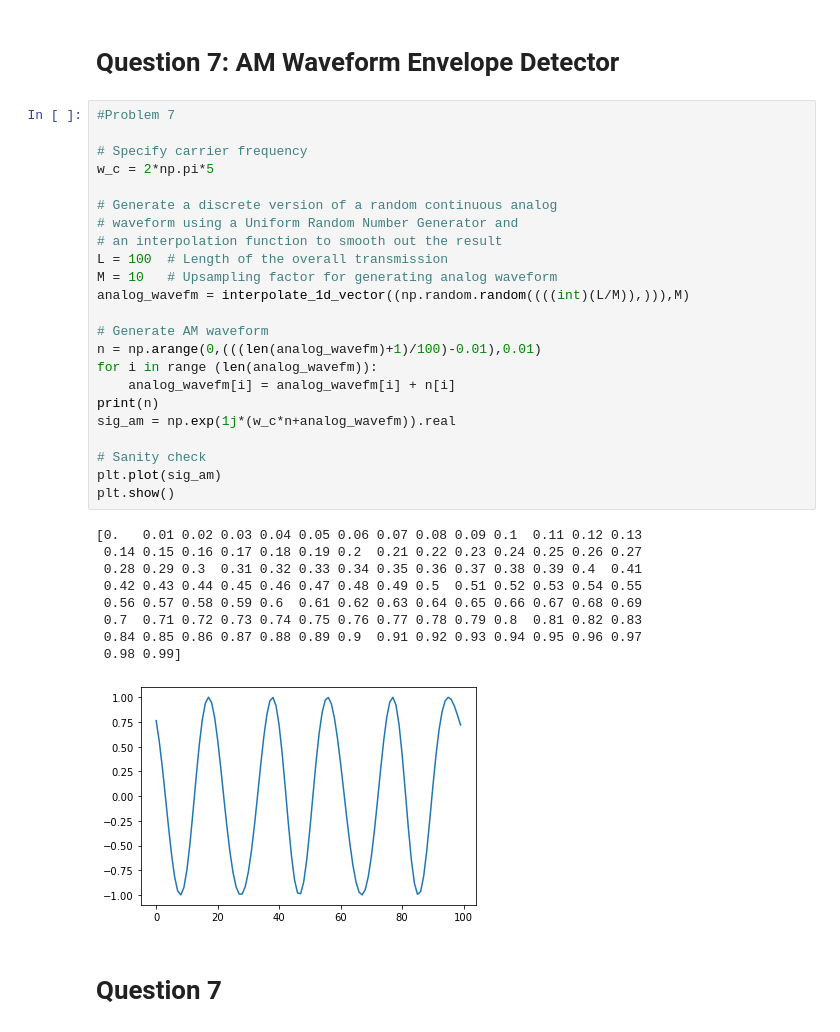
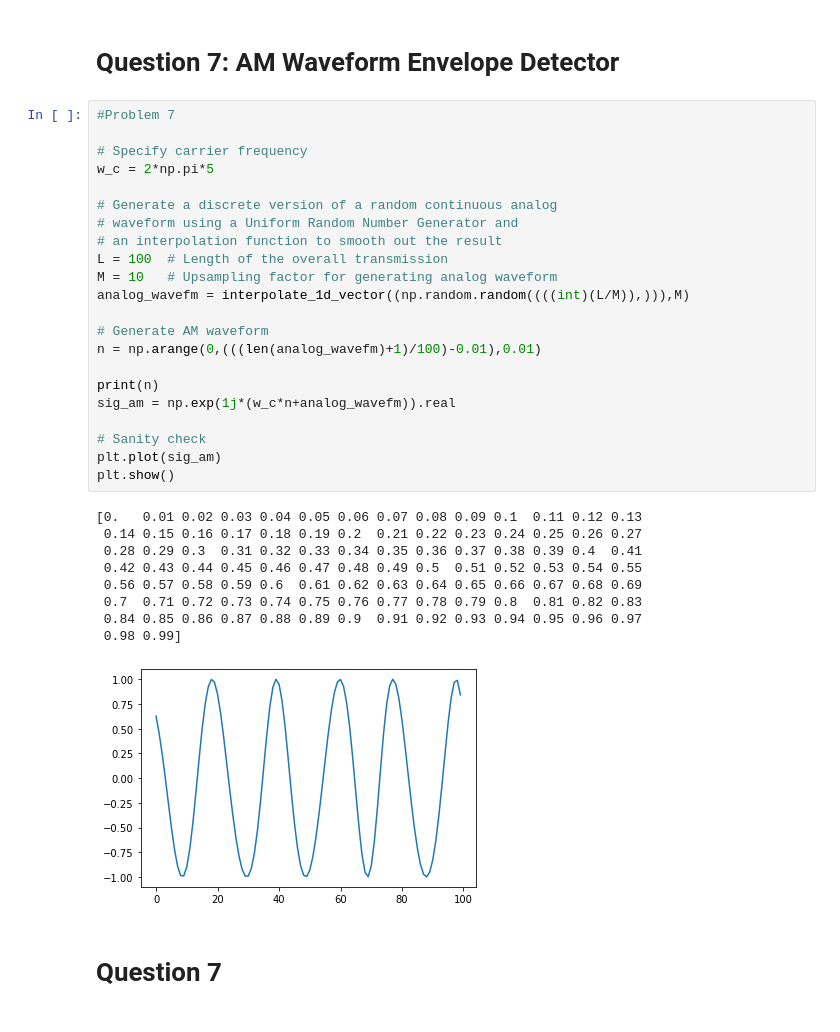
Before and after one commit to jetaehyun/ECE-3311-Projects, a Jupyter notebook: Project 3/ECE3311_Project_3.ipynb, the cells around one changed output. Saved outputs shown, nothing was run; the diff lists cells and outputs as text.

```diff
--- a/Project 3/ECE3311_Project_3.ipynb
+++ b/Project 3/ECE3311_Project_3.ipynb
@@ -204,36 +204,35 @@ def interpolate_1d_vector(vector, factor):
 # %%
 #Problem 7
 
 # Specify carrier frequency
 w_c = 2*np.pi*5
 
 # Generate a discrete version of a random continuous analog
 # waveform using a Uniform Random Number Generator and
 # an interpolation function to smooth out the result
 L = 100  # Length of the overall transmission
 M = 10   # Upsampling factor for generating analog waveform
 analog_wavefm = interpolate_1d_vector((np.random.random((((int)(L/M)),))),M)
 
 # Generate AM waveform
 n = np.arange(0,(((len(analog_wavefm)+1)/100)-0.01),0.01)
-for i in range (len(analog_wavefm)):
-    analog_wavefm[i] = analog_wavefm[i] + n[i]
+
 print(n)
 sig_am = np.exp(1j*(w_c*n+analog_wavefm)).real
 
 # Sanity check
 plt.plot(sig_am)
 plt.show()
 # %% [output]
 [0.   0.01 0.02 0.03 0.04 0.05 0.06 0.07 0.08 0.09 0.1  0.11 0.12 0.13
  0.14 0.15 0.16 0.17 0.18 0.19 0.2  0.21 0.22 0.23 0.24 0.25 0.26 0.27
  0.28 0.29 0.3  0.31 0.32 0.33 0.34 0.35 0.36 0.37 0.38 0.39 0.4  0.41
  0.42 0.43 0.44 0.45 0.46 0.47 0.48 0.49 0.5  0.51 0.52 0.53 0.54 0.55
  0.56 0.57 0.58 0.59 0.6  0.61 0.62 0.63 0.64 0.65 0.66 0.67 0.68 0.69
  0.7  0.71 0.72 0.73 0.74 0.75 0.76 0.77 0.78 0.79 0.8  0.81 0.82 0.83
  0.84 0.85 0.86 0.87 0.88 0.89 0.9  0.91 0.92 0.93 0.94 0.95 0.96 0.97
  0.98 0.99]
-[figure, old version]
+[figure, new version]
 # %% [markdown]
 # Question 7
 # %%
```
Also changed, not shown: parts of 8 cells of this notebook.
